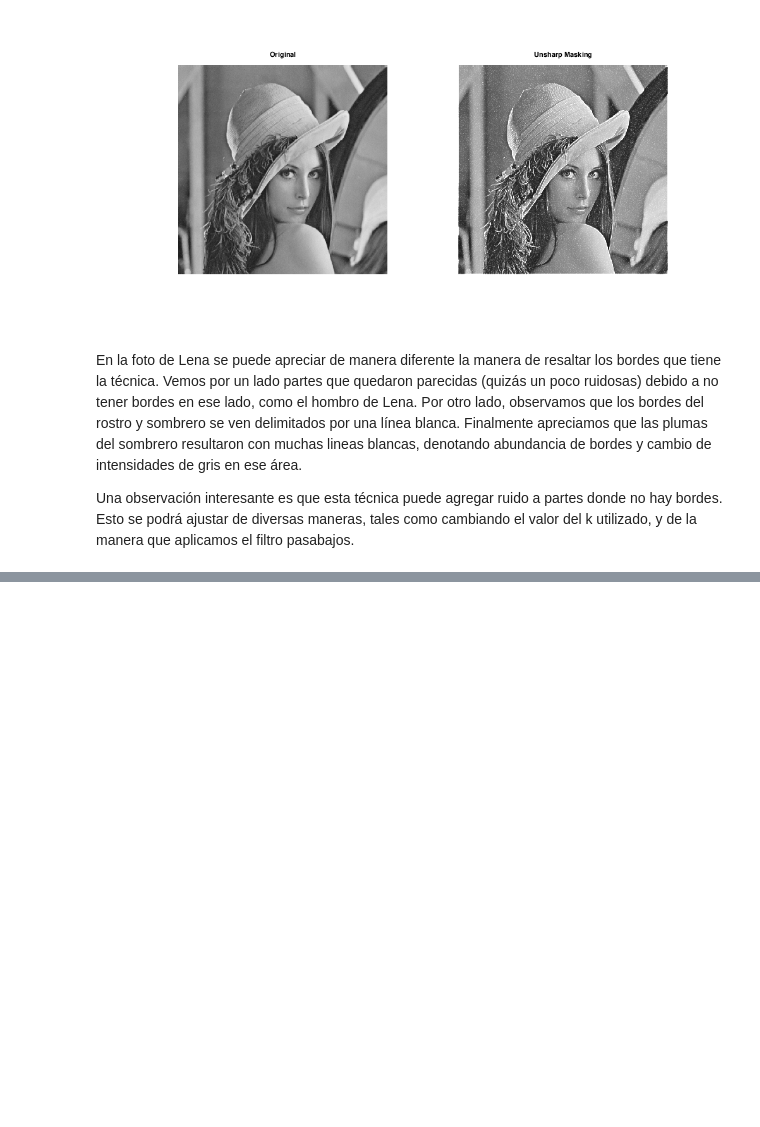
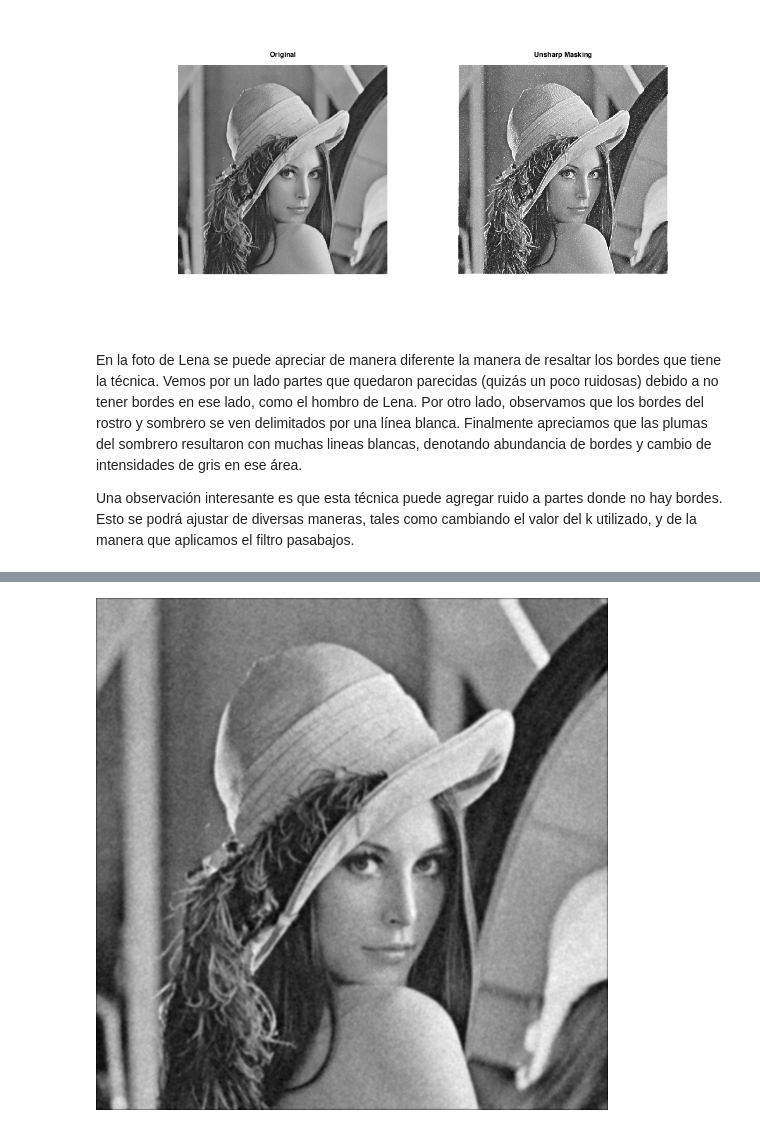
Before and after one commit to munshkr/vc-2018-2c, a Jupyter notebook: practicas/P3_Ruidos_y_filtros.ipynb, the cells around one changed output, grey strips where cells are left out. Saved outputs shown, nothing was run; the diff lists cells and outputs as text; code cells hidden in the pictures; blank space fills up the shorter version.

```diff
--- a/practicas/P3_Ruidos_y_filtros.ipynb
+++ b/practicas/P3_Ruidos_y_filtros.ipynb
@@ -203,0 +237,2 @@ Una observación interesante es que esta técnica puede agregar ruido a partes d
+# %%
+kernel_gaussiano =[1,4,6,4,1; 4,16,24,16,4; 6,24,36,24,6; 4,16,24,16,4; 1,4,6,4,1]/256
@@ -203,0 +247,4 @@ Una observación interesante es que esta técnica puede agregar ruido a partes d
+# %%
+imshow(conv2(addNoise(I, Igauss, 5), kernel_gaussiano, "same"))
+# %% [output]
+[figure, added]
```
Also changed, not shown: parts of 26 cells of this notebook.
